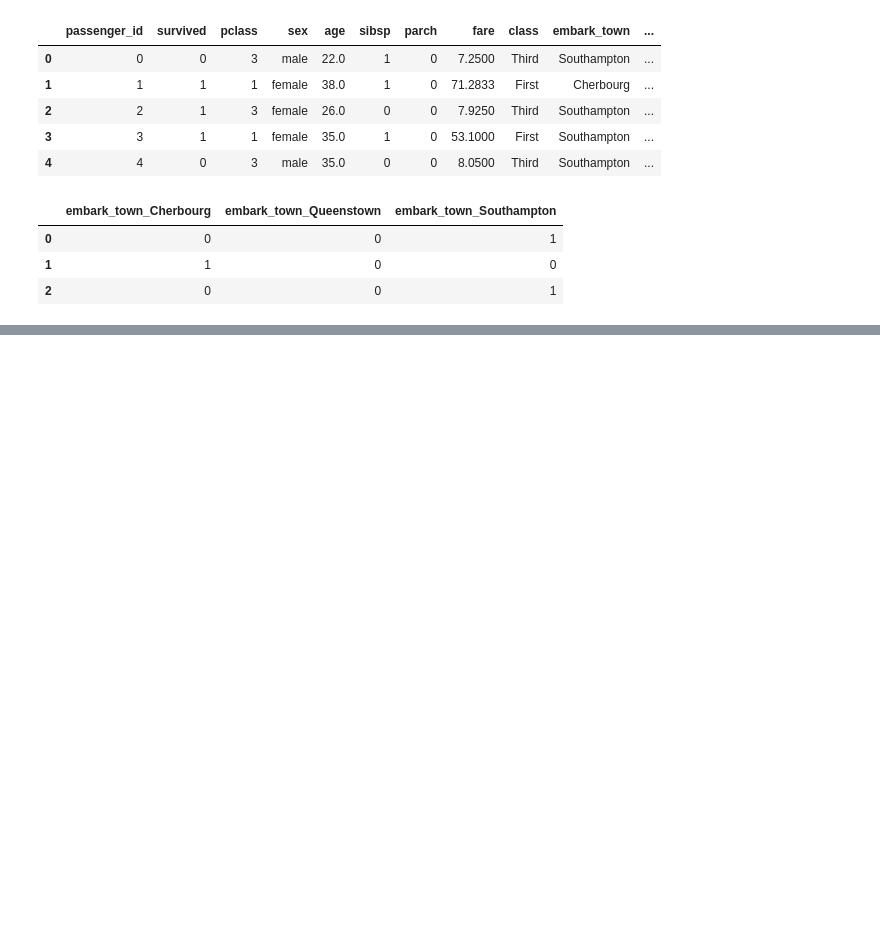
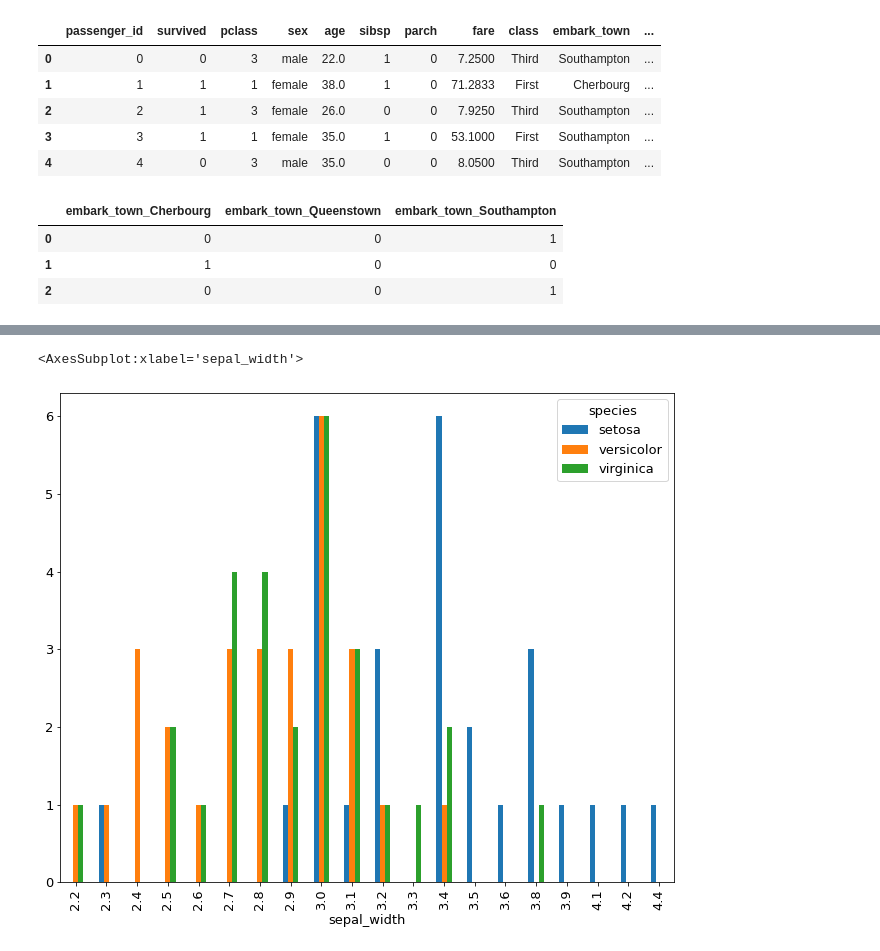
Before and after one commit to DesireeMcElroy/classification-exercises, a Jupyter notebook: classification_exercises.ipynb, the cells around one changed output, grey strips where cells are left out. Drawn from its saved outputs; the diff is of its cells as text; code cells hidden in the pictures; blank space fills up the shorter version.

```diff
--- a/classification_exercises.ipynb
+++ b/classification_exercises.ipynb
@@ -409,0 +508,5 @@ train, validate = train_test_split(train, train_size=0.7, random_state=4321, str
+# %%
+pd.crosstab(train.sepal_width, train.species).plot.bar()
+# %% [output]
+<AxesSubplot:xlabel='sepal_width'>
+[figure, added]
```
Also changed, not shown: parts of 43 cells of this notebook.
